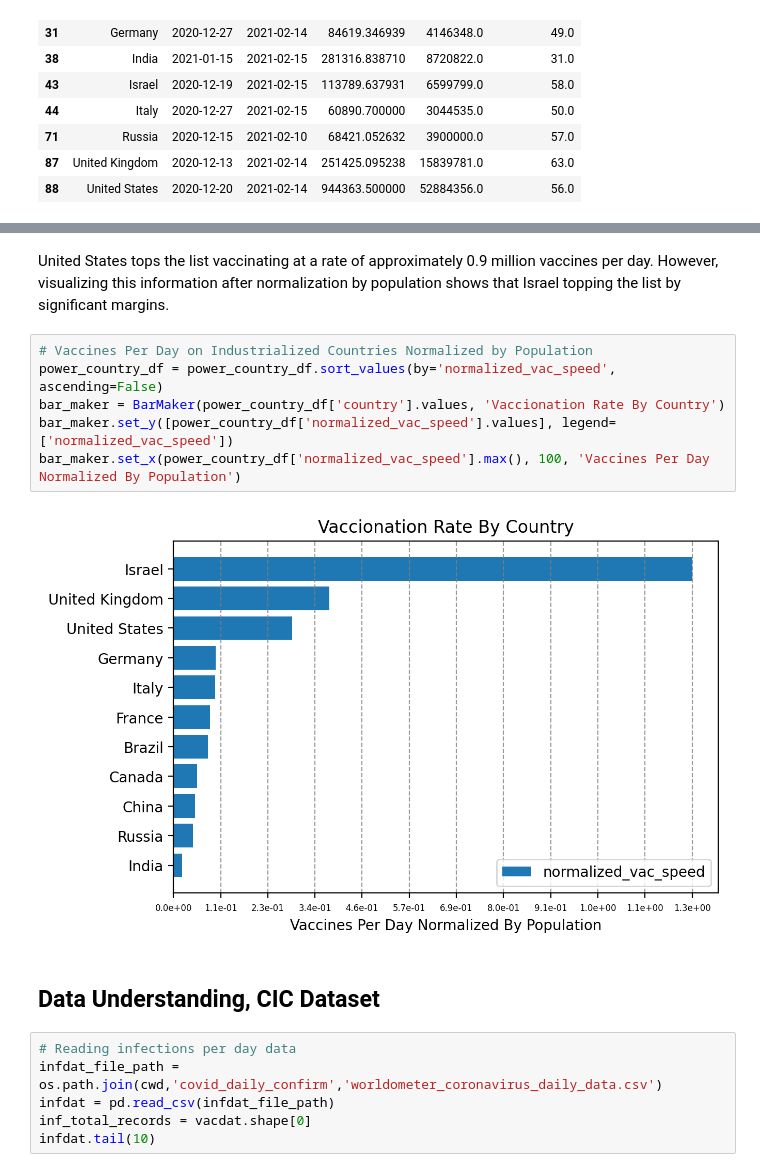
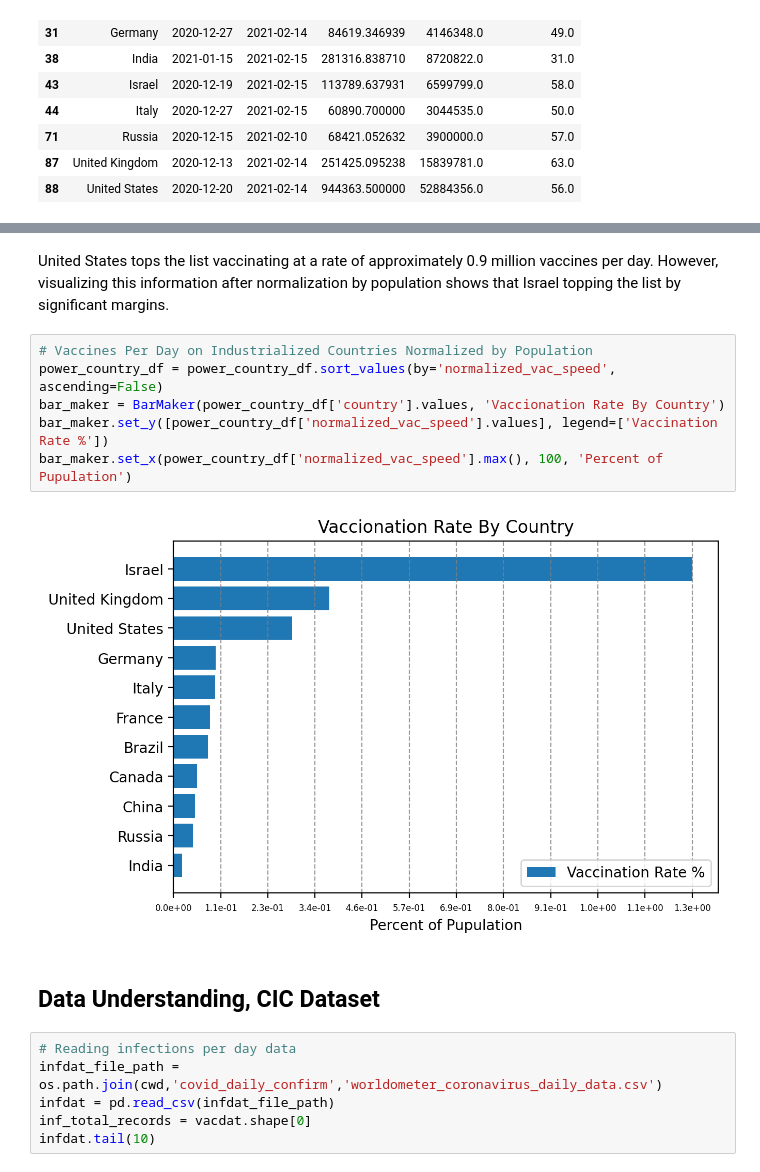
Before and after one commit to nievesrd-ai/data-scientist-nanodeg-proj1, a Jupyter notebook: project_01.ipynb, the cells around one changed output, grey strips where cells are left out. Drawn from its saved outputs; the diff is of its cells as text.

Commit message:
Additional improvements and data extractions

```diff
--- a/project_01.ipynb
+++ b/project_01.ipynb
@@ -425,15 +429,15 @@ bar_maker.show()
-# %% [markdown]
-United States tops the list vaccinating at a rate of approximately 0.9 million vaccines per day. However, visualizing this information after normalization by population shows that Israel topping the list by significant margins.
+# %% [markdown]
+United States tops the list vaccinating at a rate of approximately 0.9 million vaccines per day. However, visualizing this information after normalization by population shows that Israel topping the list by significant margins.
 # %%
 # Vaccines Per Day on Industrialized Countries Normalized by Population
 power_country_df = power_country_df.sort_values(by='normalized_vac_speed', ascending=False)
 bar_maker = BarMaker(power_country_df['country'].values, 'Vaccionation Rate By Country')
-bar_maker.set_y([power_country_df['normalized_vac_speed'].values], legend=['normalized_vac_speed'])
-bar_maker.set_x(power_country_df['normalized_vac_speed'].max(), 100, 'Vaccines Per Day Normalized By Population')
+bar_maker.set_y([power_country_df['normalized_vac_speed'].values], legend=['Vaccination Rate %'])
+bar_maker.set_x(power_country_df['normalized_vac_speed'].max(), 100, 'Percent of Pupulation')
 # %% [output]
-[figure, old version]
+[figure, new version]
-# %% [markdown]
-<h2> Data Understanding, CIC Dataset </h2>
+# %% [markdown]
+<h2> Data Understanding, CIC Dataset </h2>
 # %%
 # Reading infections per day data
 infdat_file_path = os.path.join(cwd,'covid_daily_confirm','worldometer_coronavirus_daily_data.csv')
```
Also changed, not shown: parts of 47 cells of this notebook.
